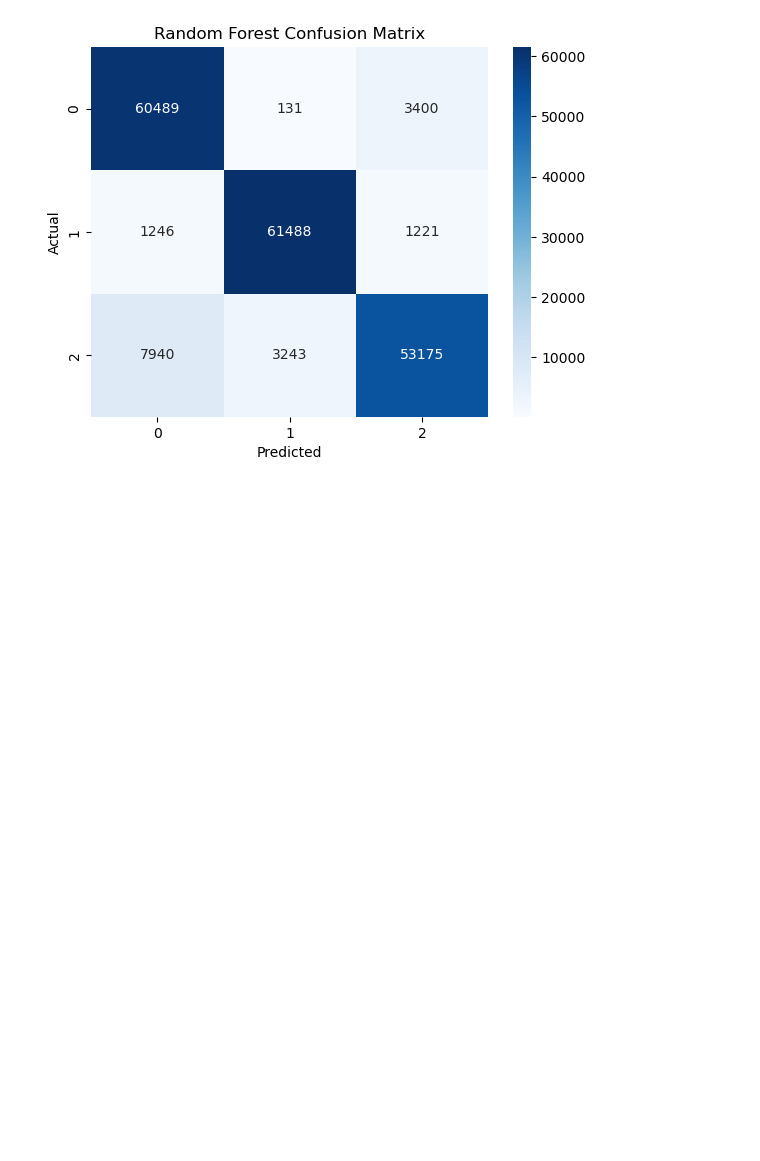
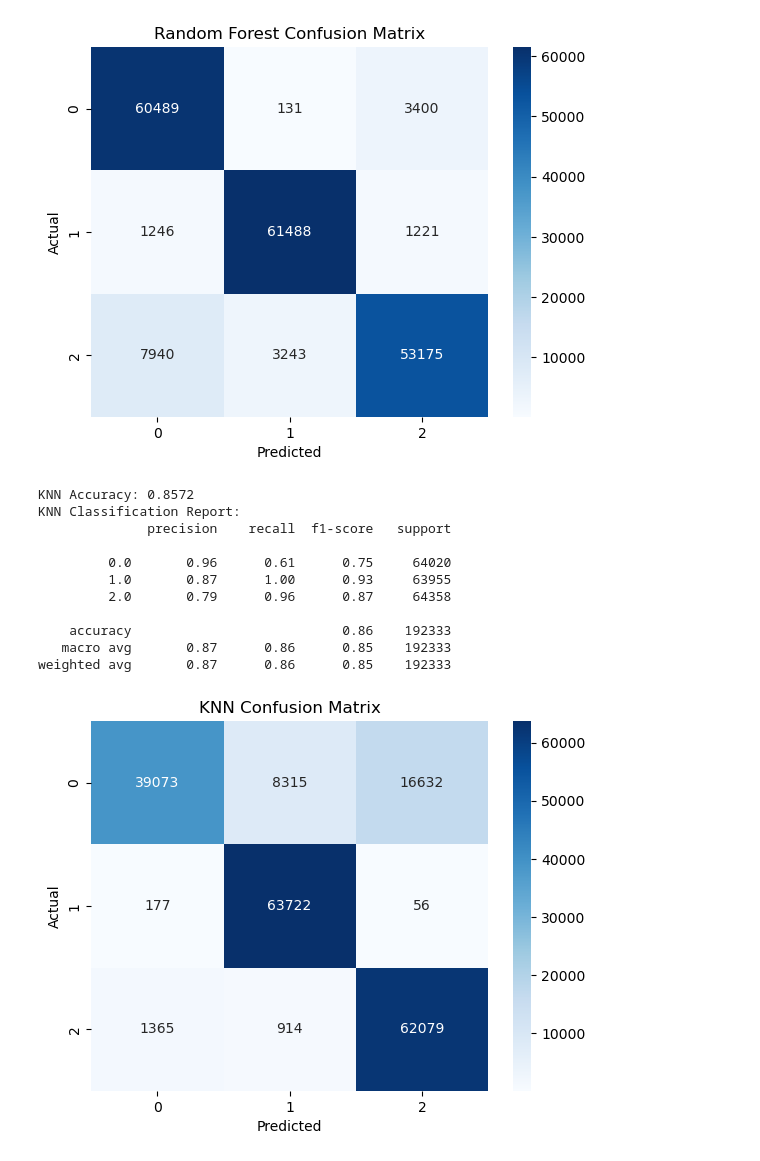
Before and after one commit to clauabad/TP-A52-ApprentissageSupervise, a Jupyter notebook: projet.ipynb, the cells around one changed output. Cells and saved outputs as stored; diff of their text form; code cells hidden in the pictures; blank space fills up the shorter version.

```diff
--- a/projet.ipynb
+++ b/projet.ipynb
@@ -316,3 +298,38 @@ Random Forest Classification Report:
    macro avg       0.91      0.91      0.91    192333
 weighted avg       0.91      0.91      0.91    192333
 [figure]
+# %%
+from sklearn.neighbors import KNeighborsClassifier
+
+
+knn_classifier = KNeighborsClassifier(n_neighbors=5)
+knn_classifier.fit(X_train, y_train)
+
+
+y_pred_knn = knn_classifier.predict(X_test)
+
+accuracy_knn = accuracy_score(y_test, y_pred_knn)
+print(f'KNN Accuracy: {accuracy_knn:.4f}')
+
+print('KNN Classification Report:')
+print(classification_report(y_test, y_pred_knn))
+
+cm_knn = confusion_matrix(y_test, y_pred_knn)
+sns.heatmap(cm_knn, annot=True, fmt='d', cmap='Blues')
+plt.title('KNN Confusion Matrix')
+plt.ylabel('Actual')
+plt.xlabel('Predicted')
+plt.show()
+# %% [output]
+KNN Accuracy: 0.8572
+KNN Classification Report:
+              precision    recall  f1-score   support
+
+         0.0       0.96      0.61      0.75     64020
+         1.0       0.87      1.00      0.93     63955
+         2.0       0.79      0.96      0.87     64358
+
+    accuracy                           0.86    192333
+   macro avg       0.87      0.86      0.85    192333
+weighted avg       0.87      0.86      0.85    192333
+[figure, added]
```
Also changed, not shown: parts of 7 cells of this notebook.
